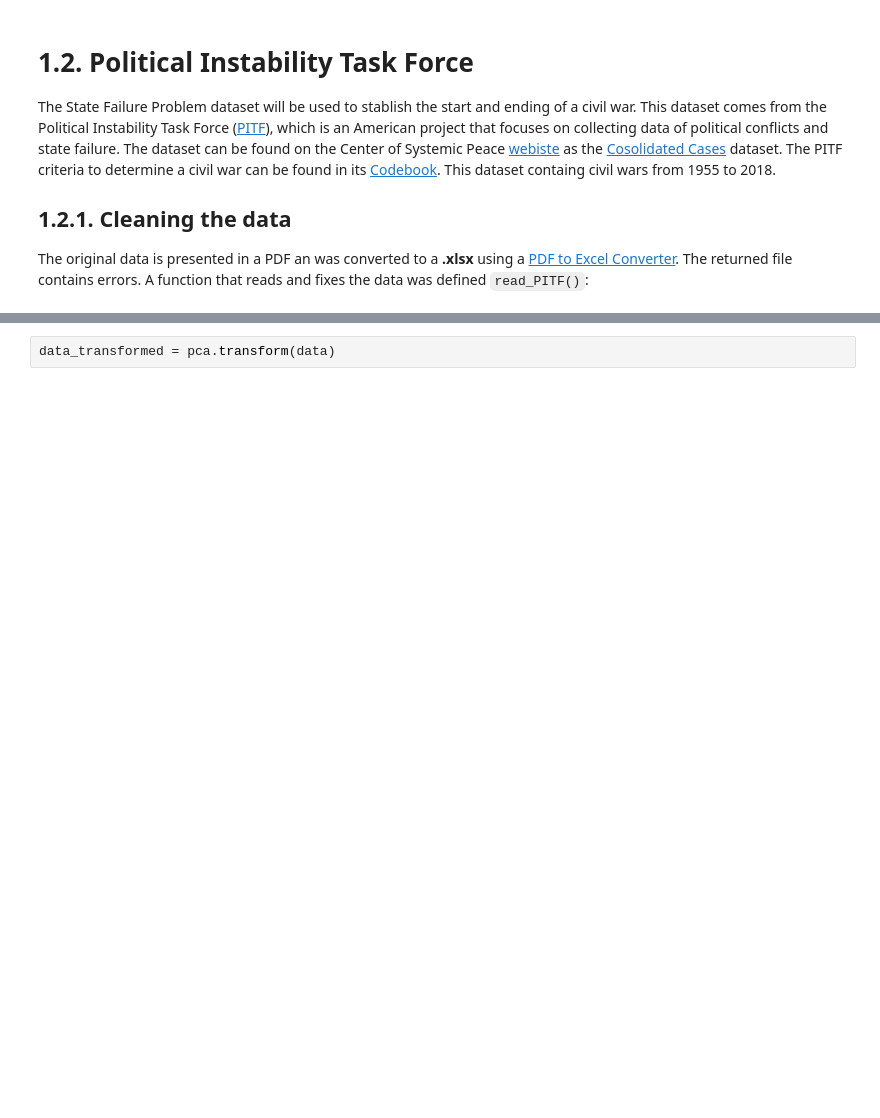
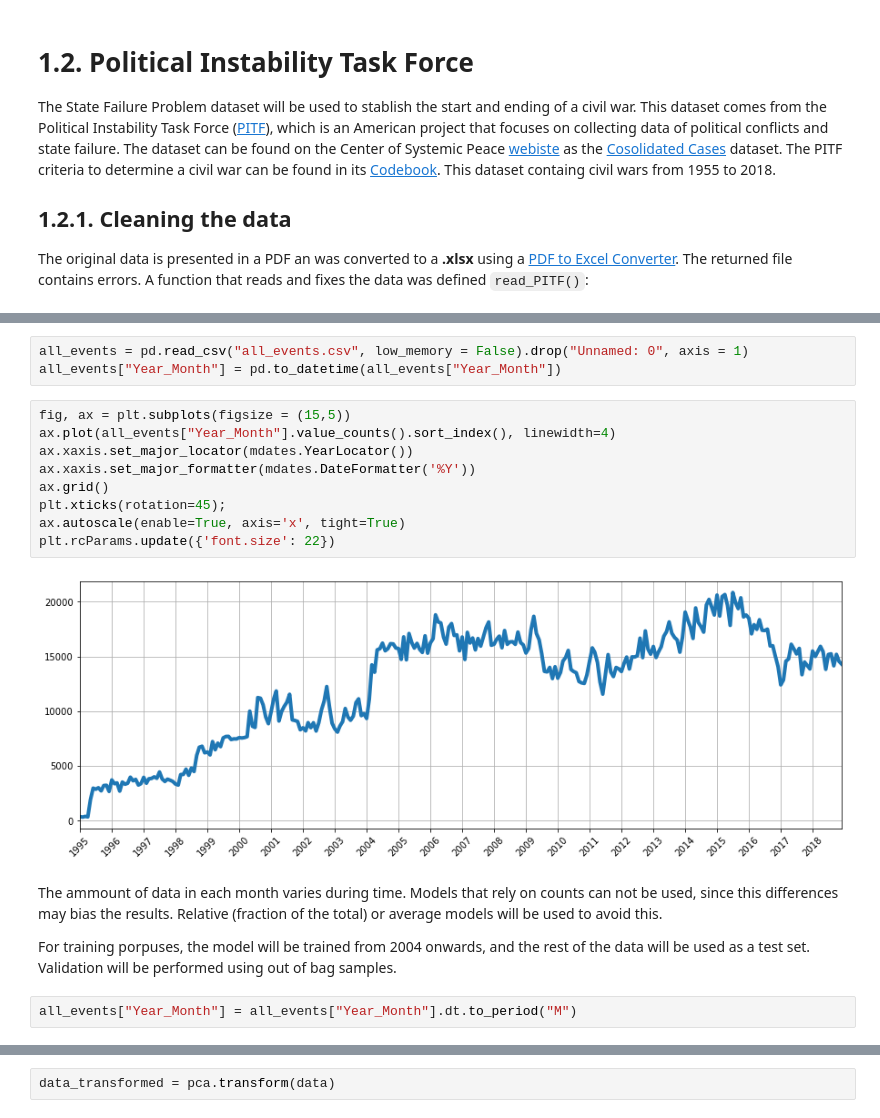
Before and after one commit to jorgerodpen/Civil-War-Forecast, a Jupyter notebook: Civil-Wars.ipynb, the cells around one changed output, grey strips where cells are left out. Drawn from its saved outputs; the diff is of its cells as text; blank space fills up the shorter version.

```diff
--- a/Civil-Wars.ipynb
+++ b/Civil-Wars.ipynb
@@ -301,0 +173,20 @@ Doing the same for ongoingness and ending of a civil war:
+# %%
+all_events = pd.read_csv("all_events.csv", low_memory = False).drop("Unnamed: 0", axis = 1)
+all_events["Year_Month"] = pd.to_datetime(all_events["Year_Month"])
+# %%
+fig, ax = plt.subplots(figsize = (15,5))
+ax.plot(all_events["Year_Month"].value_counts().sort_index(), linewidth=4)
+ax.xaxis.set_major_locator(mdates.YearLocator())
+ax.xaxis.set_major_formatter(mdates.DateFormatter('%Y'))
+ax.grid()
+plt.xticks(rotation=45);
+ax.autoscale(enable=True, axis='x', tight=True)
+plt.rcParams.update({'font.size': 22})
+# %% [output]
+[figure, added]
+# %% [markdown]
+The ammount of data in each month varies during time. Models that rely on counts can not be used, since this differences may bias the results. Relative (fraction of the total) or average models will be used to avoid this.
+
+For training porpuses, the model will be trained from 2004 onwards, and the rest of the data will be used as a test set. Validation will be performed using out of bag samples.
+# %%
+all_events["Year_Month"] = all_events["Year_Month"].dt.to_period("M")
```
Also changed, not shown: parts of 185 cells of this notebook, 9 other files.
